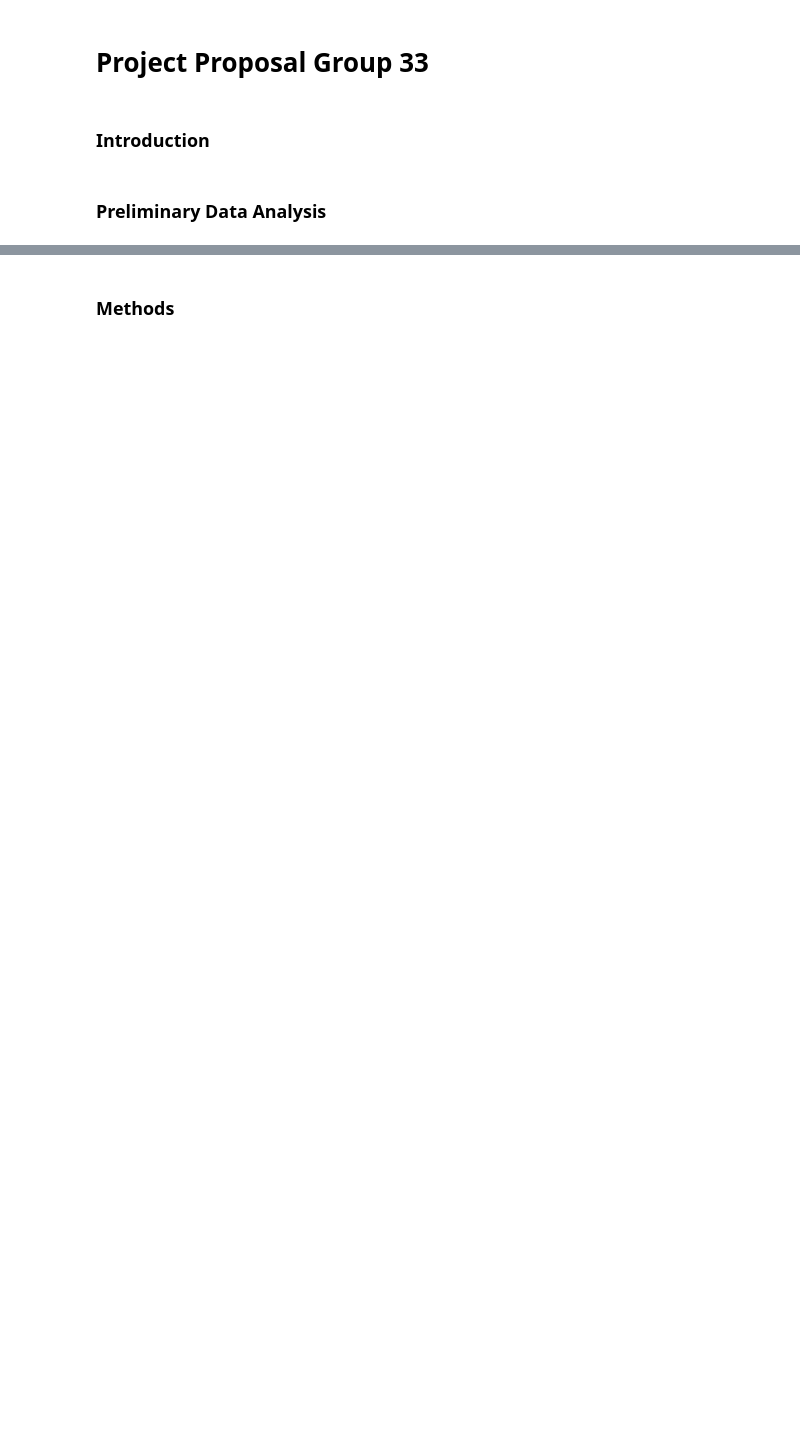
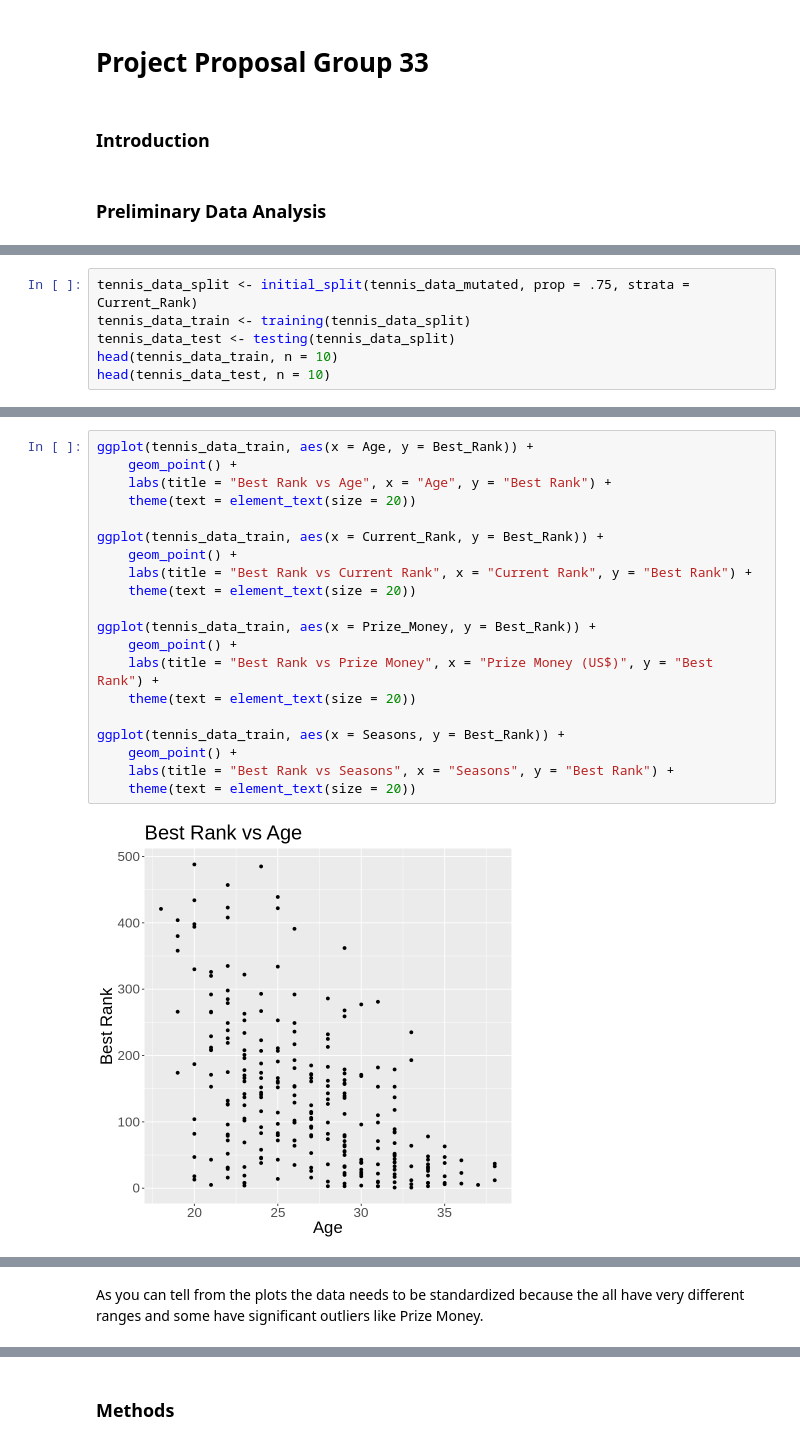
Before and after one commit to chaeyoonchang/dsci-100-group-007-33, a Jupyter notebook: proposal.ipynb, the cells around one changed output, grey strips where cells are left out. Drawn from its saved outputs; the diff is of its cells as text; blank space fills up the shorter version.

```diff
--- a/proposal.ipynb
+++ b/proposal.ipynb
@@ -166,0 +155,6 @@ A tibble: 364 × 5
+# %%
+tennis_data_split <- initial_split(tennis_data_mutated, prop = .75, strata = Current_Rank)
+tennis_data_train <- training(tennis_data_split)
+tennis_data_test <- testing(tennis_data_split)
+head(tennis_data_train, n = 10)
+head(tennis_data_test, n = 10)
@@ -166,0 +188,22 @@ A tibble: 364 × 5
+# %%
+ggplot(tennis_data_train, aes(x = Age, y = Best_Rank)) +
+    geom_point() +
+    labs(title = "Best Rank vs Age", x = "Age", y = "Best Rank") +
+    theme(text = element_text(size = 20))
+
+ggplot(tennis_data_train, aes(x = Current_Rank, y = Best_Rank)) +
+    geom_point() +
+    labs(title = "Best Rank vs Current Rank", x = "Current Rank", y = "Best Rank") +
+    theme(text = element_text(size = 20))
+
+ggplot(tennis_data_train, aes(x = Prize_Money, y = Best_Rank)) +
+    geom_point() +
+    labs(title = "Best Rank vs Prize Money", x = "Prize Money (US$)", y = "Best Rank") +
+    theme(text = element_text(size = 20))
+
+ggplot(tennis_data_train, aes(x = Seasons, y = Best_Rank)) +
+    geom_point() +
+    labs(title = "Best Rank vs Seasons", x = "Seasons", y = "Best Rank") +
+    theme(text = element_text(size = 20))
+# %% [output]
+[figure, added]
@@ -166,0 +213,2 @@ A tibble: 364 × 5
+# %% [markdown]
+As you can tell from the plots the data needs to be standardized because the all have very different ranges and some have significant outliers like Prize Money.
```
Also changed, not shown: parts of 14 cells of this notebook.
